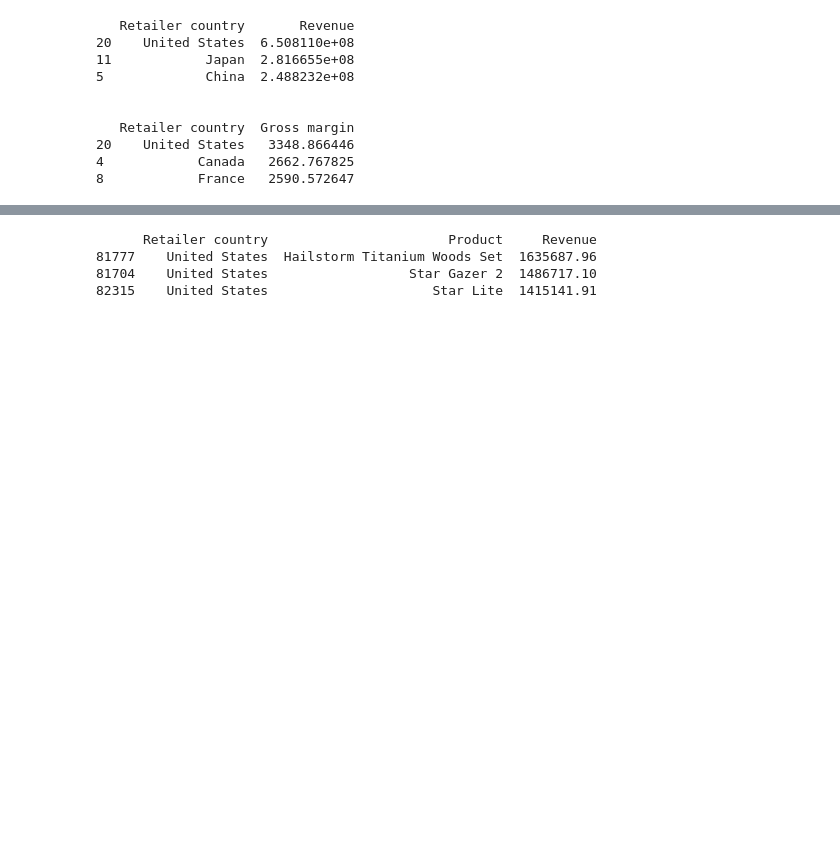
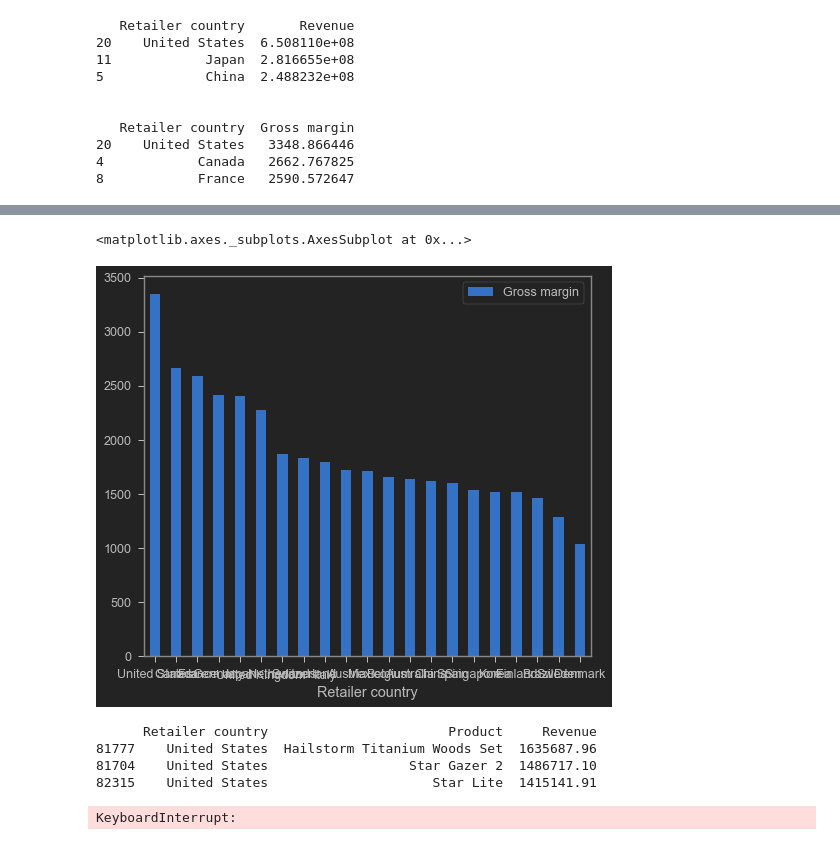
Before and after one commit to nipunaupeksha/retail-details-assignment, a Jupyter notebook: Assignment.ipynb, the cells around one changed output, grey strips where cells are left out. Cells and saved outputs as stored; diff of their text form; code cells hidden in the pictures; blank space fills up the shorter version.

```diff
--- a/Assignment.ipynb
+++ b/Assignment.ipynb
@@ -88,3 +94,9 @@ print(grossDf.iloc[:3])
+# %%
+#Matplotlib plot of "Top gross margin"
+grossDf.plot.bar(x="Retailer country",y="Gross margin",rot=0)
+# %% [output]
+<matplotlib.axes._subplots.AxesSubplot at 0x...>
+[figure, added]
 # %%
 #Question a-(ii)
 #What are the top three profitable products sold? What are the
@@ -99,6 +111,11 @@ print(productDf.iloc[0:3,[0,5,8]]) #Add 3 and 4 in the second list inside iloc i
 81777    United States  Hailstorm Titanium Woods Set  1635687.96
 81704    United States                  Star Gazer 2  1486717.10
 82315    United States                     Star Lite  1415141.91
+# %%
+#Matplotlib plot of "profitable product"
+productDf.plot.bar(x="Product",y="Revenue",rot=0)
+# %% [output]
+KeyboardInterrupt:
 # %%
 #Question a-(iii)
 #Which is the most productive order method(i.e. the average revenue is higher?)
```
Also changed, not shown: parts of 7 cells of this notebook.
